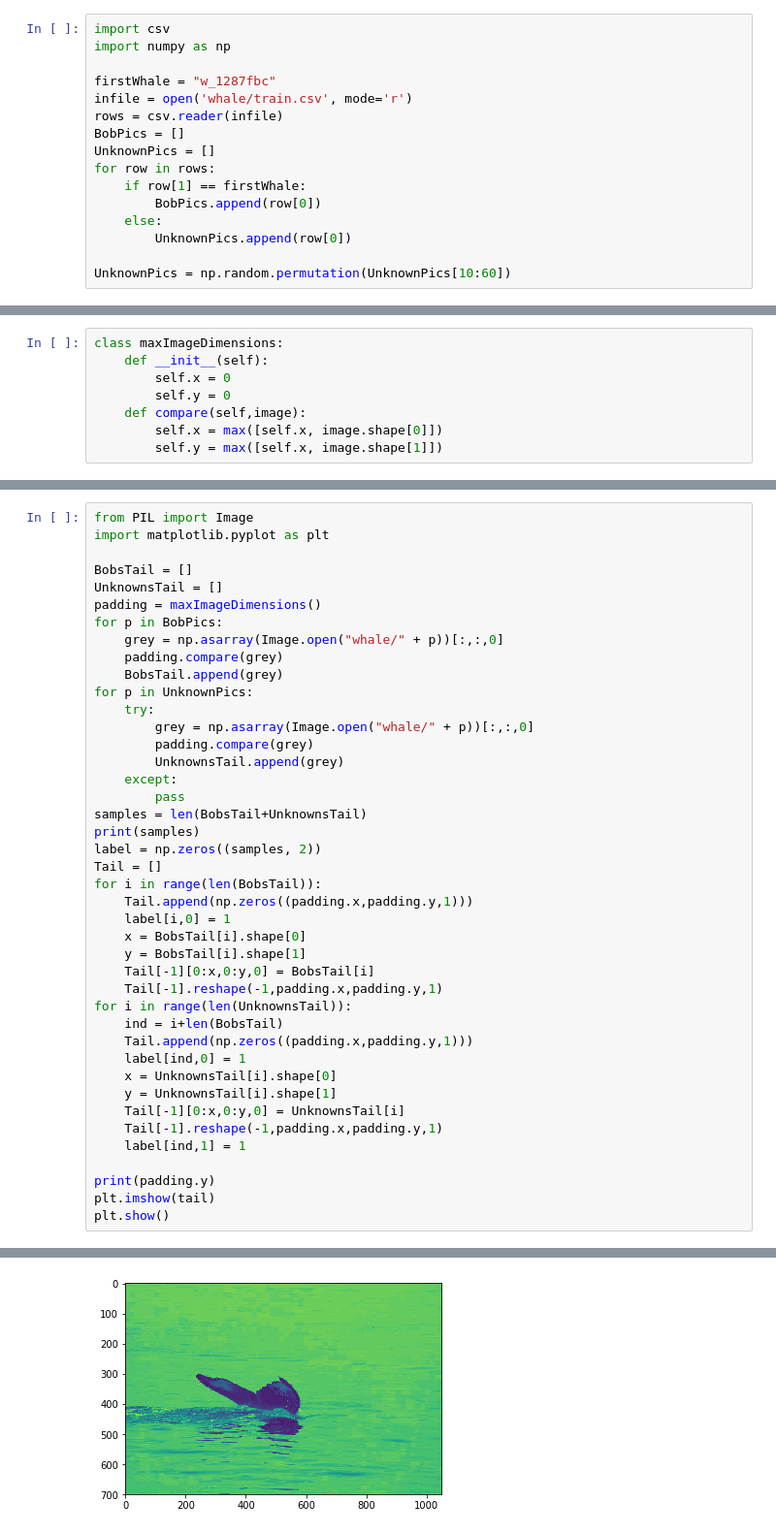
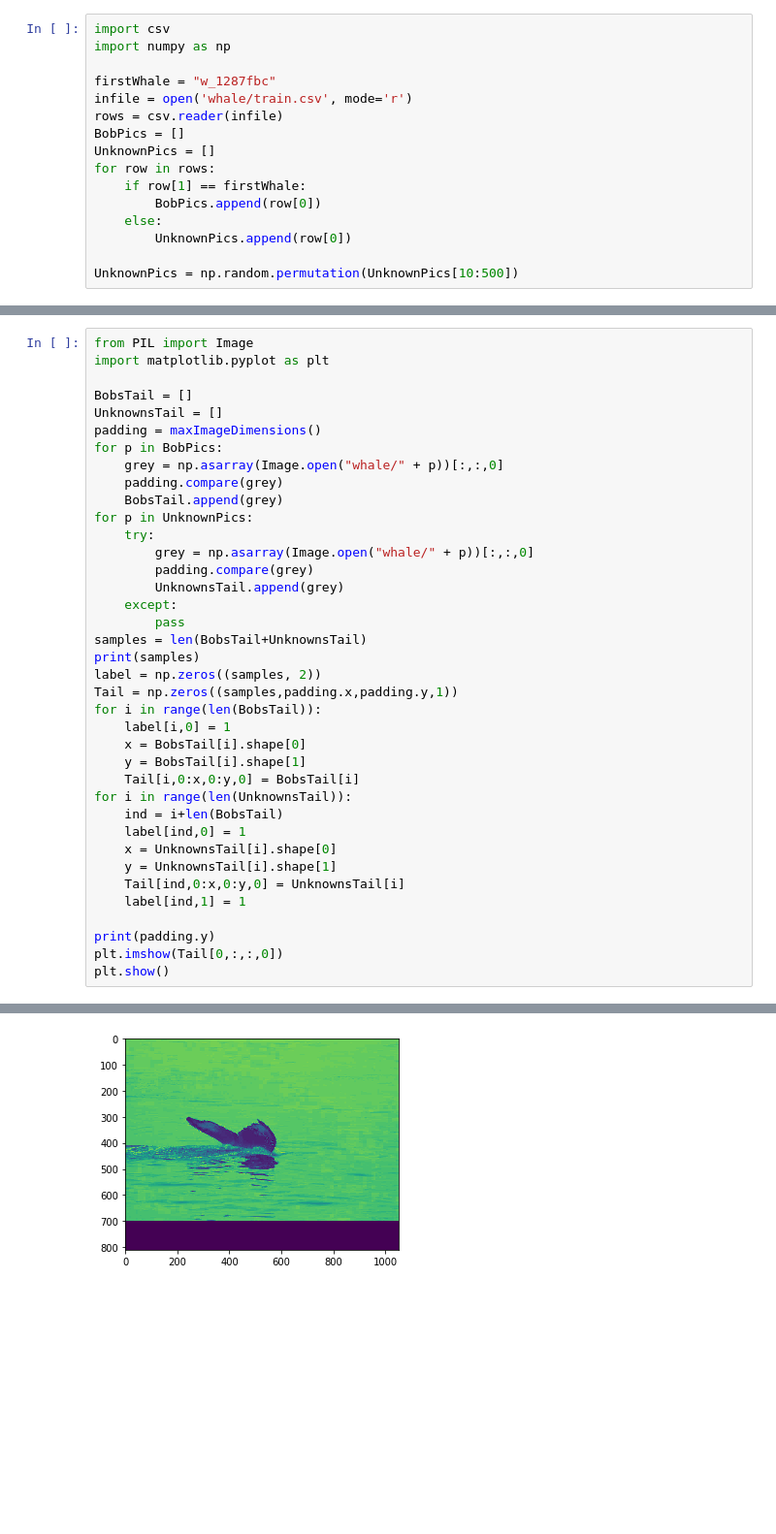
Before and after one commit to CathalHarte/MachineLearning, a Jupyter notebook: WhaleID.ipynb, the cells around one changed output, grey strips where cells are left out. Shown: that part at 97% size. Cells and saved outputs as stored; diff of their text form; blank space fills up the shorter version.

```diff
--- a/WhaleID.ipynb
+++ b/WhaleID.ipynb
@@ -13,4 +13,4 @@ for row in rows:
     else:
         UnknownPics.append(row[0])
 
-UnknownPics = np.random.permutation(UnknownPics[10:60])
+UnknownPics = np.random.permutation(UnknownPics[10:500])
@@ -29,8 +16,0 @@ UnknownPics = np.random.permutation(UnknownPics[10:60])
-# %%
-class maxImageDimensions:
-    def __init__(self):
-        self.x = 0
-        self.y = 0
-    def compare(self,image):
-        self.x = max([self.x, image.shape[0]])
-        self.y = max([self.x, image.shape[1]])
@@ -55,25 +69,21 @@ for p in UnknownPics:
 samples = len(BobsTail+UnknownsTail)
 print(samples)
 label = np.zeros((samples, 2))
-Tail = []
+Tail = np.zeros((samples,padding.x,padding.y,1))
 for i in range(len(BobsTail)):
-    Tail.append(np.zeros((padding.x,padding.y,1)))
     label[i,0] = 1
     x = BobsTail[i].shape[0]
     y = BobsTail[i].shape[1]
-    Tail[-1][0:x,0:y,0] = BobsTail[i]
-    Tail[-1].reshape(-1,padding.x,padding.y,1)
+    Tail[i,0:x,0:y,0] = BobsTail[i]
 for i in range(len(UnknownsTail)):
     ind = i+len(BobsTail)
-    Tail.append(np.zeros((padding.x,padding.y,1)))
     label[ind,0] = 1
     x = UnknownsTail[i].shape[0]
     y = UnknownsTail[i].shape[1]
-    Tail[-1][0:x,0:y,0] = UnknownsTail[i]
-    Tail[-1].reshape(-1,padding.x,padding.y,1)
+    Tail[ind,0:x,0:y,0] = UnknownsTail[i]
     label[ind,1] = 1
 
 print(padding.y)
-plt.imshow(tail)
+plt.imshow(Tail[0,:,:,0])
 plt.show()
 # %% [output]
@@ -81,3 +91,3 @@ plt.show()
 1050
-[figure, old version]
+[figure, new version]
 # %%
```
Also changed, not shown: parts of 6 cells of this notebook, 1 other file.
